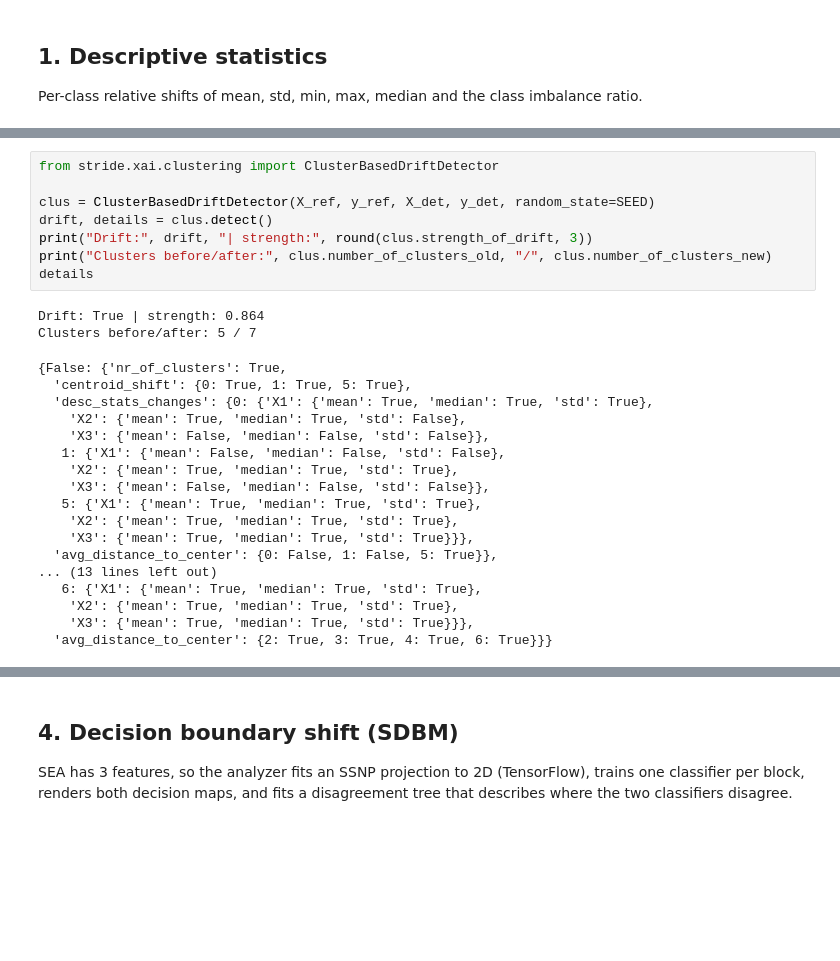
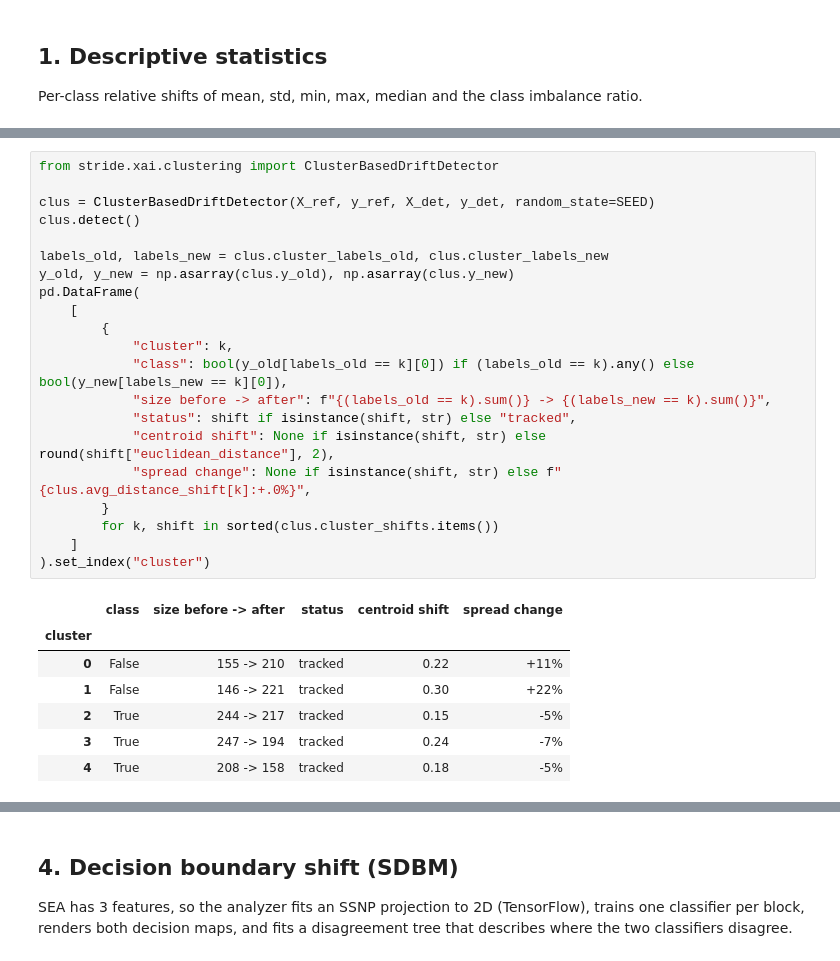
Before and after one commit to KubaCzech/STRIDE, a Jupyter notebook: notebooks/xai_api_usage.ipynb, the cells around one changed output, grey strips where cells are left out. Saved outputs shown, nothing was run; the diff lists cells and outputs as text; blank space fills up the shorter version.

```diff
--- a/notebooks/xai_api_usage.ipynb
+++ b/notebooks/xai_api_usage.ipynb
@@ -141,28 +140,29 @@ criteria: cluster count, descriptive stats, centroid shift, dispersion.
 # %%
 from stride.xai.clustering import ClusterBasedDriftDetector
 
 clus = ClusterBasedDriftDetector(X_ref, y_ref, X_det, y_det, random_state=SEED)
-drift, details = clus.detect()
-print("Drift:", drift, "| strength:", round(clus.strength_of_drift, 3))
-print("Clusters before/after:", clus.number_of_clusters_old, "/", clus.number_of_clusters_new)
-details
+clus.detect()
+
+labels_old, labels_new = clus.cluster_labels_old, clus.cluster_labels_new
+y_old, y_new = np.asarray(clus.y_old), np.asarray(clus.y_new)
+pd.DataFrame(
+    [
+        {
+            "cluster": k,
+            "class": bool(y_old[labels_old == k][0]) if (labels_old == k).any() else bool(y_new[labels_new == k][0]),
+            "size before -> after": f"{(labels_old == k).sum()} -> {(labels_new == k).sum()}",
+            "status": shift if isinstance(shift, str) else "tracked",
+            "centroid shift": None if isinstance(shift, str) else round(shift["euclidean_distance"], 2),
+            "spread change": None if isinstance(shift, str) else f"{clus.avg_distance_shift[k]:+.0%}",
+        }
+        for k, shift in sorted(clus.cluster_shifts.items())
+    ]
+).set_index("cluster")
 # %% [output]
-Drift: True | strength: 0.864
-Clusters before/after: 5 / 7
-{False: {'nr_of_clusters': True,
-  'centroid_shift': {0: True, 1: True, 5: True},
-  'desc_stats_changes': {0: {'X1': {'mean': True, 'median': True, 'std': True},
-    'X2': {'mean': True, 'median': True, 'std': False},
-    'X3': {'mean': False, 'median': False, 'std': False}},
-   1: {'X1': {'mean': False, 'median': False, 'std': False},
-    'X2': {'mean': True, 'median': True, 'std': True},
-    'X3': {'mean': False, 'median': False, 'std': False}},
-   5: {'X1': {'mean': True, 'median': True, 'std': True},
-    'X2': {'mean': True, 'median': True, 'std': True},
-    'X3': {'mean': True, 'median': True, 'std': True}}},
-  'avg_distance_to_center': {0: False, 1: False, 5: True}},
-... (13 lines left out)
-   6: {'X1': {'mean': True, 'median': True, 'std': True},
-    'X2': {'mean': True, 'median': True, 'std': True},
-    'X3': {'mean': True, 'median': True, 'std': True}}},
-  'avg_distance_to_center': {2: True, 3: True, 4: True, 6: True}}}
+|  | class | size before -> after | status | centroid shift | spread change |
+| cluster |  |  |  |  |  |
+| 0 | False | 155 -> 210 | tracked | 0.22 | +11% |
+| 1 | False | 146 -> 221 | tracked | 0.30 | +22% |
+| 2 | True | 244 -> 217 | tracked | 0.15 | -5% |
+| 3 | True | 247 -> 194 | tracked | 0.24 | -7% |
+| 4 | True | 208 -> 158 | tracked | 0.18 | -5% |
```
Also changed, not shown: parts of 24 cells of this notebook, 1 other file.
